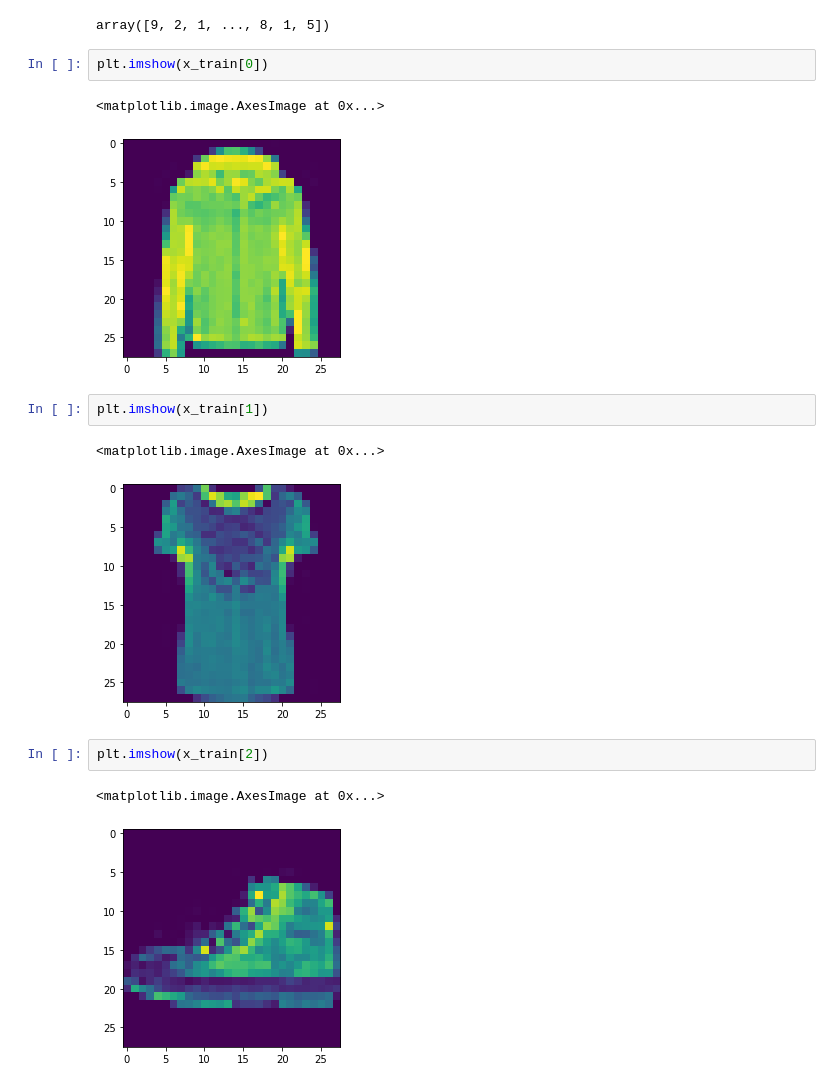
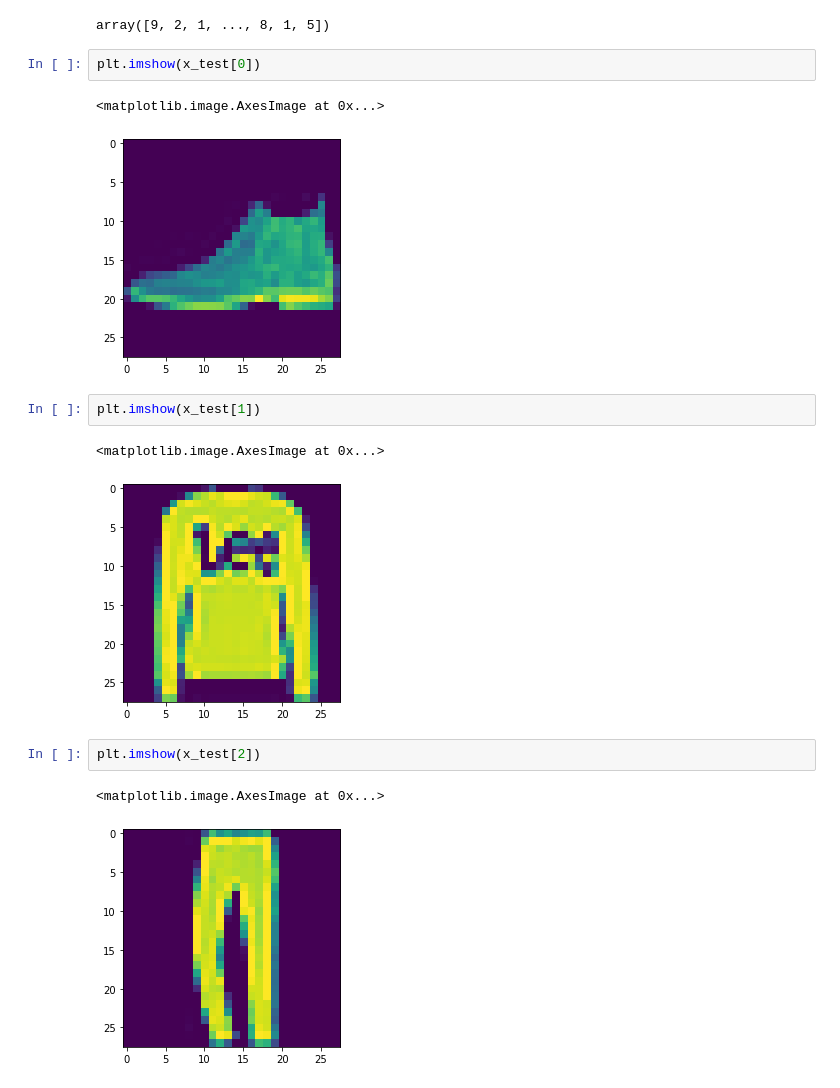
Before and after one commit to imhrishita/ML, a Jupyter notebook: Fashion_mnist.ipynb, the cells around one changed output. Cells and saved outputs as stored; diff of their text form.

```diff
--- a/Fashion_mnist.ipynb
+++ b/Fashion_mnist.ipynb
@@ -196,17 +196,17 @@ y_probability
 # %% [output]
 array([9, 2, 1, ..., 8, 1, 5])
 # %%
-plt.imshow(x_train[0])
+plt.imshow(x_test[0])
 # %% [output]
 <matplotlib.image.AxesImage at 0x...>
-[figure, old version]
+[figure, new version]
 # %%
-plt.imshow(x_train[1])
+plt.imshow(x_test[1])
 # %% [output]
 <matplotlib.image.AxesImage at 0x...>
-[figure, old version]
+[figure, new version]
 # %%
-plt.imshow(x_train[2])
+plt.imshow(x_test[2])
 # %% [output]
 <matplotlib.image.AxesImage at 0x...>
-[figure, old version]
+[figure, new version]
```
Also changed, not shown: parts of 1 cell of this notebook.
